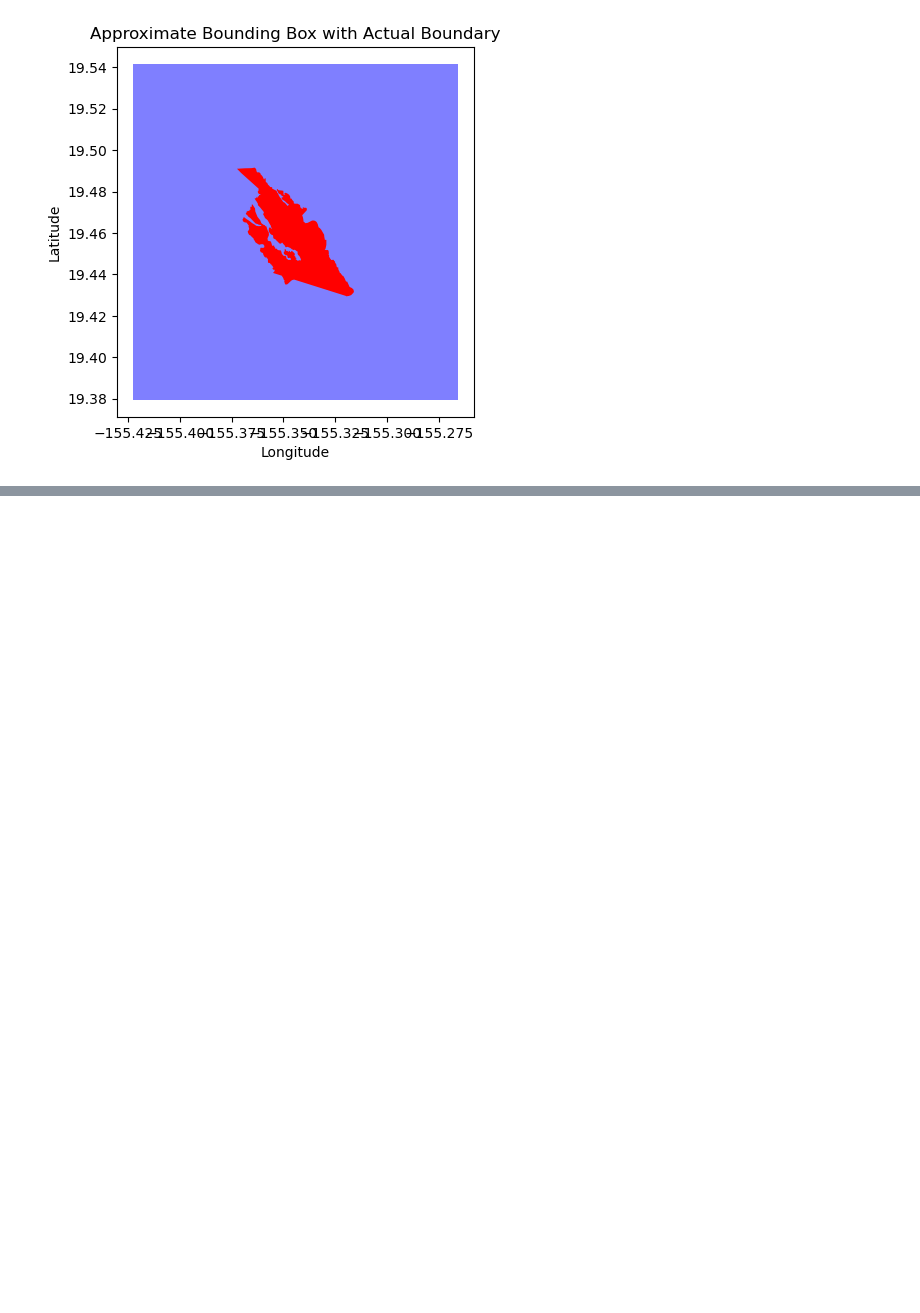
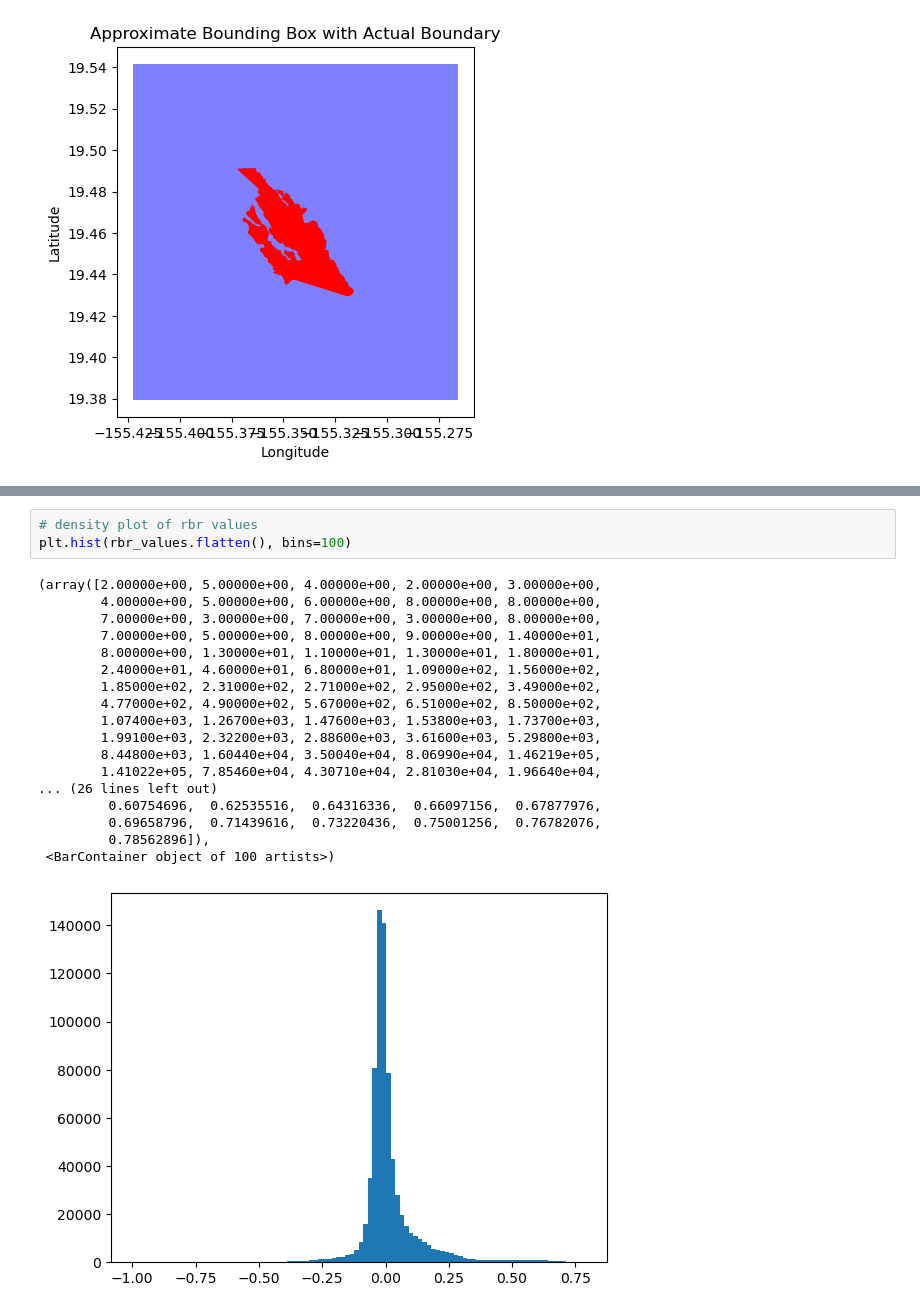
Before and after one commit to SchmidtDSE/burn-severity-mapping-poc, a Jupyter notebook: exploratory/derived_boundary_eda.ipynb, the cells around one changed output, grey strips where cells are left out. Drawn from its saved outputs; the diff is of its cells as text; blank space fills up the shorter version.

```diff
--- a/exploratory/derived_boundary_eda.ipynb
+++ b/exploratory/derived_boundary_eda.ipynb
@@ -107,0 +129,22 @@ derived_boundary_gdf.plot()
+# %%
+# density plot of rbr values
+plt.hist(rbr_values.flatten(), bins=100)
+# %% [output]
+(array([2.00000e+00, 5.00000e+00, 4.00000e+00, 2.00000e+00, 3.00000e+00,
+        4.00000e+00, 5.00000e+00, 6.00000e+00, 8.00000e+00, 8.00000e+00,
+        7.00000e+00, 3.00000e+00, 7.00000e+00, 3.00000e+00, 8.00000e+00,
+        7.00000e+00, 5.00000e+00, 8.00000e+00, 9.00000e+00, 1.40000e+01,
+        8.00000e+00, 1.30000e+01, 1.10000e+01, 1.30000e+01, 1.80000e+01,
+        2.40000e+01, 4.60000e+01, 6.80000e+01, 1.09000e+02, 1.56000e+02,
+        1.85000e+02, 2.31000e+02, 2.71000e+02, 2.95000e+02, 3.49000e+02,
+        4.77000e+02, 4.90000e+02, 5.67000e+02, 6.51000e+02, 8.50000e+02,
+        1.07400e+03, 1.26700e+03, 1.47600e+03, 1.53800e+03, 1.73700e+03,
+        1.99100e+03, 2.32200e+03, 2.88600e+03, 3.61600e+03, 5.29800e+03,
+        8.44800e+03, 1.60440e+04, 3.50040e+04, 8.06990e+04, 1.46219e+05,
+        1.41022e+05, 7.85460e+04, 4.30710e+04, 2.81030e+04, 1.96640e+04,
+... (26 lines left out)
+         0.60754696,  0.62535516,  0.64316336,  0.66097156,  0.67877976,
+         0.69658796,  0.71439616,  0.73220436,  0.75001256,  0.76782076,
+         0.78562896]),
+ <BarContainer object of 100 artists>)
+[figure, added]
```
Also changed, not shown: parts of 19 cells of this notebook, 2 other files.
